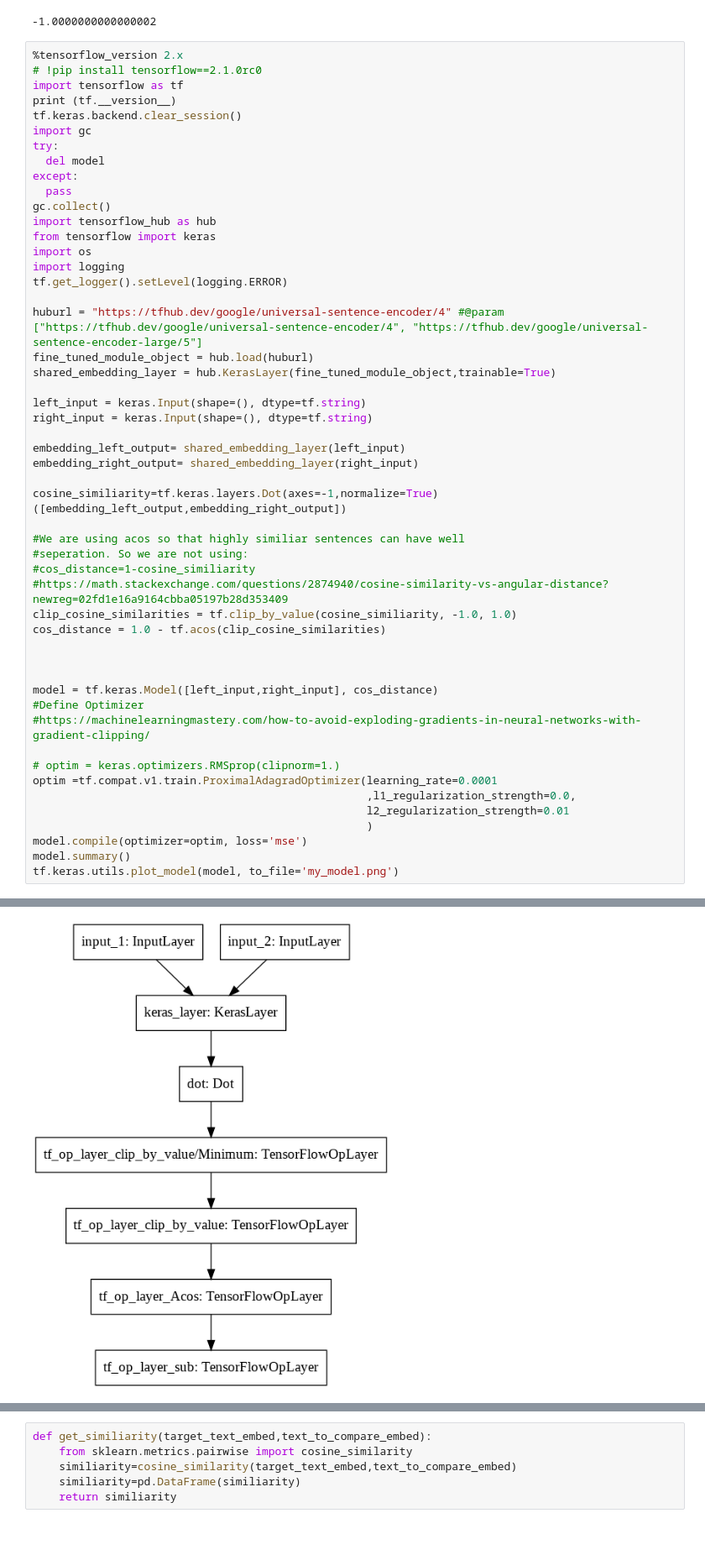
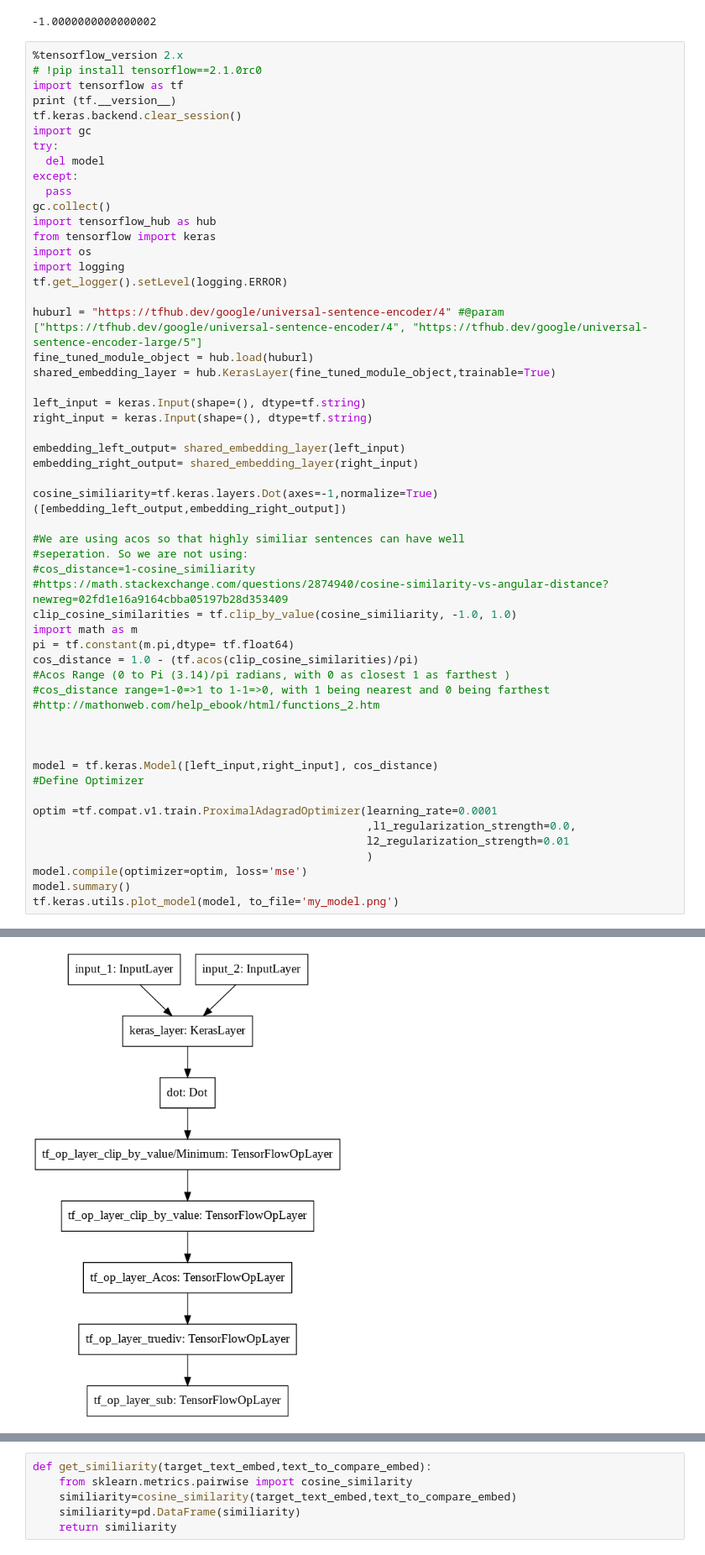
Before and after one commit to meethariprasad/research_works, a Jupyter notebook: Siamese_TF_Cosine_Distance_Fine_Tune.ipynb, the cells around one changed output, grey strips where cells are left out. Shown at 84% size. Saved outputs shown, nothing was run; the diff lists cells and outputs as text.

```diff
--- a/Siamese_TF_Cosine_Distance_Fine_Tune.ipynb
+++ b/Siamese_TF_Cosine_Distance_Fine_Tune.ipynb
@@ -57,15 +58,18 @@ cosine_similiarity=tf.keras.layers.Dot(axes=-1,normalize=True)([embedding_left_o
 #cos_distance=1-cosine_similiarity
 #https://math.stackexchange.com/questions/2874940/cosine-similarity-vs-angular-distance?newreg=02fd1e16a9164cbba05197b28d353409
 clip_cosine_similarities = tf.clip_by_value(cosine_similiarity, -1.0, 1.0)
-cos_distance = 1.0 - tf.acos(clip_cosine_similarities)
+import math as m
+pi = tf.constant(m.pi,dtype= tf.float64)
+cos_distance = 1.0 - (tf.acos(clip_cosine_similarities)/pi)
+#Acos Range (0 to Pi (3.14)/pi radians, with 0 as closest 1 as farthest )
+#cos_distance range=1-0=>1 to 1-1=>0, with 1 being nearest and 0 being farthest
+#http://mathonweb.com/help_ebook/html/functions_2.htm
 
 
 
 model = tf.keras.Model([left_input,right_input], cos_distance)
 #Define Optimizer
-#https://machinelearningmastery.com/how-to-avoid-exploding-gradients-in-neural-networks-with-gradient-clipping/
 
-# optim = keras.optimizers.RMSprop(clipnorm=1.)
 optim =tf.compat.v1.train.ProximalAdagradOptimizer(learning_rate=0.0001
                                                    ,l1_regularization_strength=0.0,
                                                    l2_regularization_strength=0.01
@@ -90,5 +94,5 @@ ________________________________________________________________________________
 Total params: 256,797,824
 Trainable params: 256,797,824
 Non-trainable params: 0
 __________________________________________________________________________________________________
-[figure, old version]
+[figure, new version]
```
Also changed, not shown: parts of 9 cells of this notebook.
